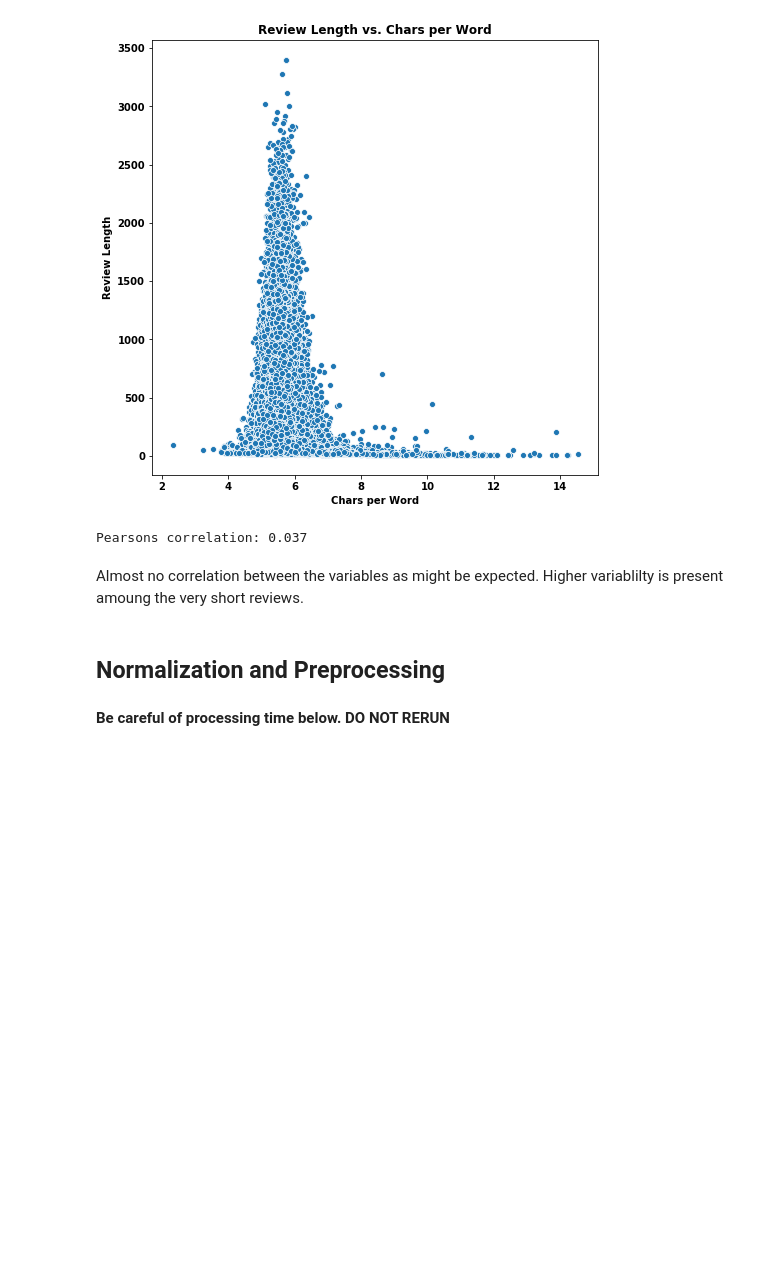
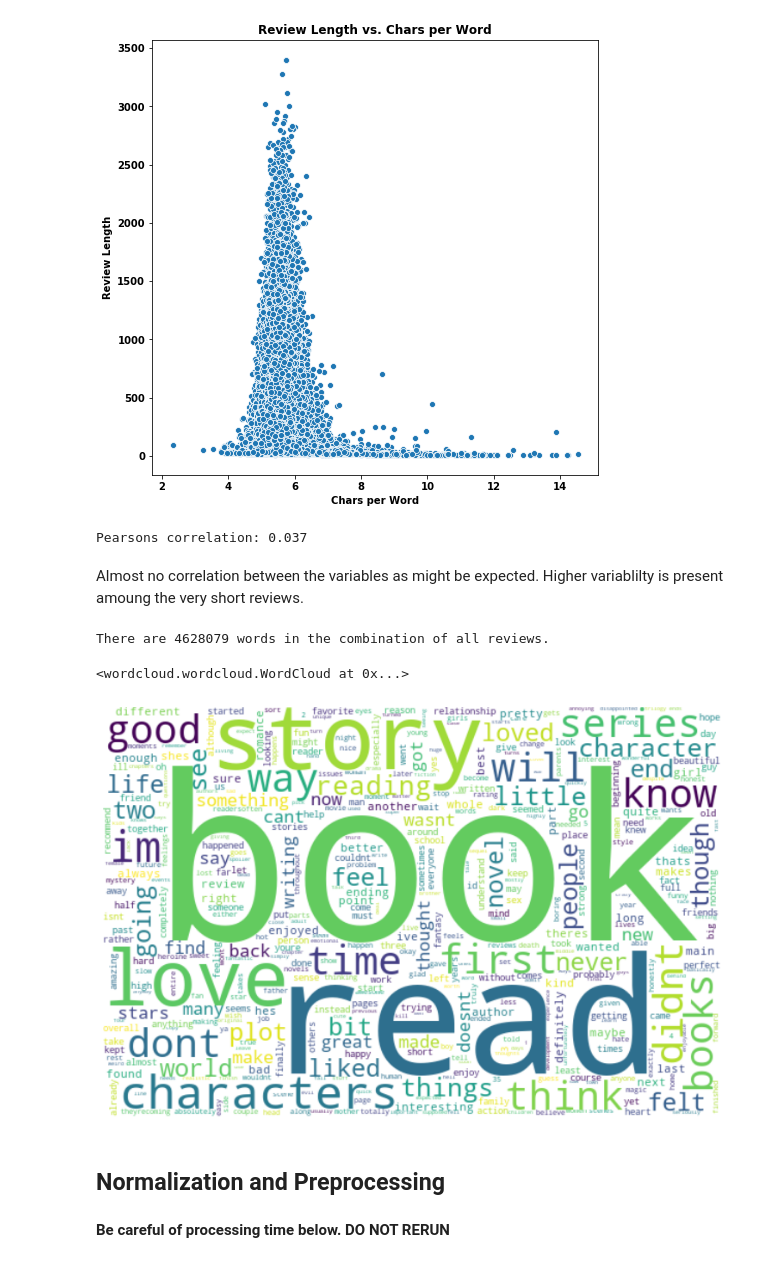
Before and after one commit to dwitten392/Springboard---DW, a Jupyter notebook: Captstone 2 - Goodreads Reviews/Goodreads Book Reviews.ipynb, the cells around one changed output. Cells and saved outputs as stored; diff of their text form; code cells hidden in the pictures; blank space fills up the shorter version.

Commit message:
word cloud

```diff
--- a/Captstone 2 - Goodreads Reviews/Goodreads Book Reviews.ipynb
+++ b/Captstone 2 - Goodreads Reviews/Goodreads Book Reviews.ipynb
@@ -324,0 +368,16 @@ Almost no correlation between the variables as might be expected. Higher variabl
+# %%
+#joining a random 4000 reviews together
+import string
+text = " ".join(review.lower().translate(str.maketrans('', '', string.punctuation)) for review in df.review_text.sample(n=4000, random_state = 57))
+
+print ("There are {} words in the combination of all reviews.".format(len(text)))
+# %% [output]
+There are 4628079 words in the combination of all reviews.
+# %%
+#setting stopwords, can update
+stopwords = set(STOPWORDS)
+
+stopwords.update(['the', 'this', 'is', 'well', r"i'm", 'lot', 'of',
+                  'hi', 'ha', 'real', 'will be', 'the way', 'still',
+                  'kind of', 'one', 'want', 'much', r"don't", 'really', 'every',
+                  'thing', 'thi', 'even', 'actually', 'everything'])
@@ -325,3 +399,18 @@ Almost no correlation between the variables as might be expected. Higher variabl
+# %%
+#generating wordclouds
+wordcloud = WordCloud(stopwords=stopwords, background_color="white", width = 600, height = 400, max_words = 500)
+wordcloud.generate_from_frequencies(getFrequencyDictForText(text))
+# %% [output]
+<wordcloud.wordcloud.WordCloud at 0x...>
+# %%
+plt.figure(figsize = (10, 10), facecolor = None)
+plt.imshow(wordcloud, interpolation='bilinear')
+plt.axis("off")
+plt.tight_layout(pad = 0)
+
+plt.show()
+# %% [output]
+[figure, added]
 # %%
 #pickling the sentiment data for colab
 with open("sentiment.txt", "wb") as fp:   #Pickling
```
Also changed, not shown: parts of 4 cells of this notebook.
